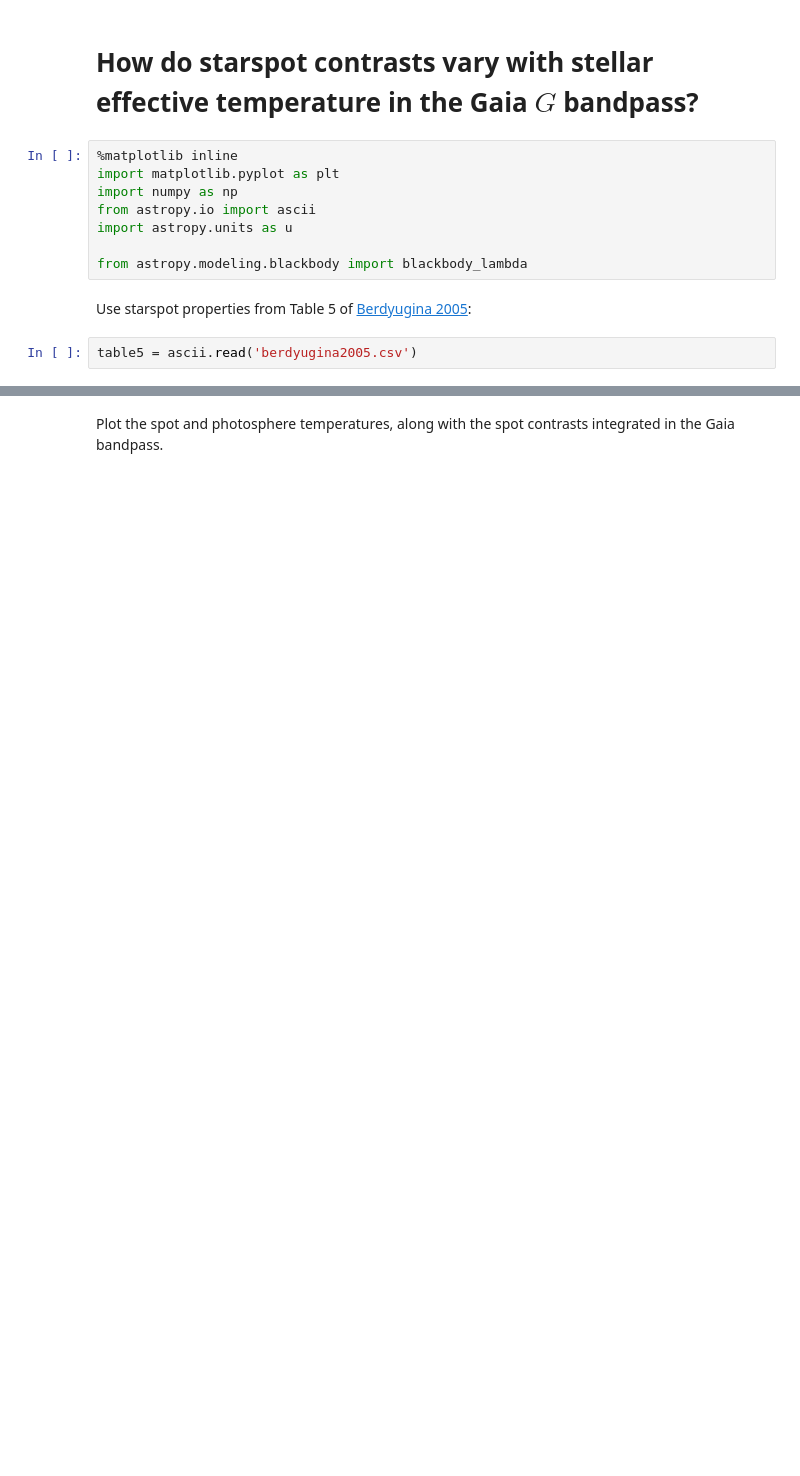
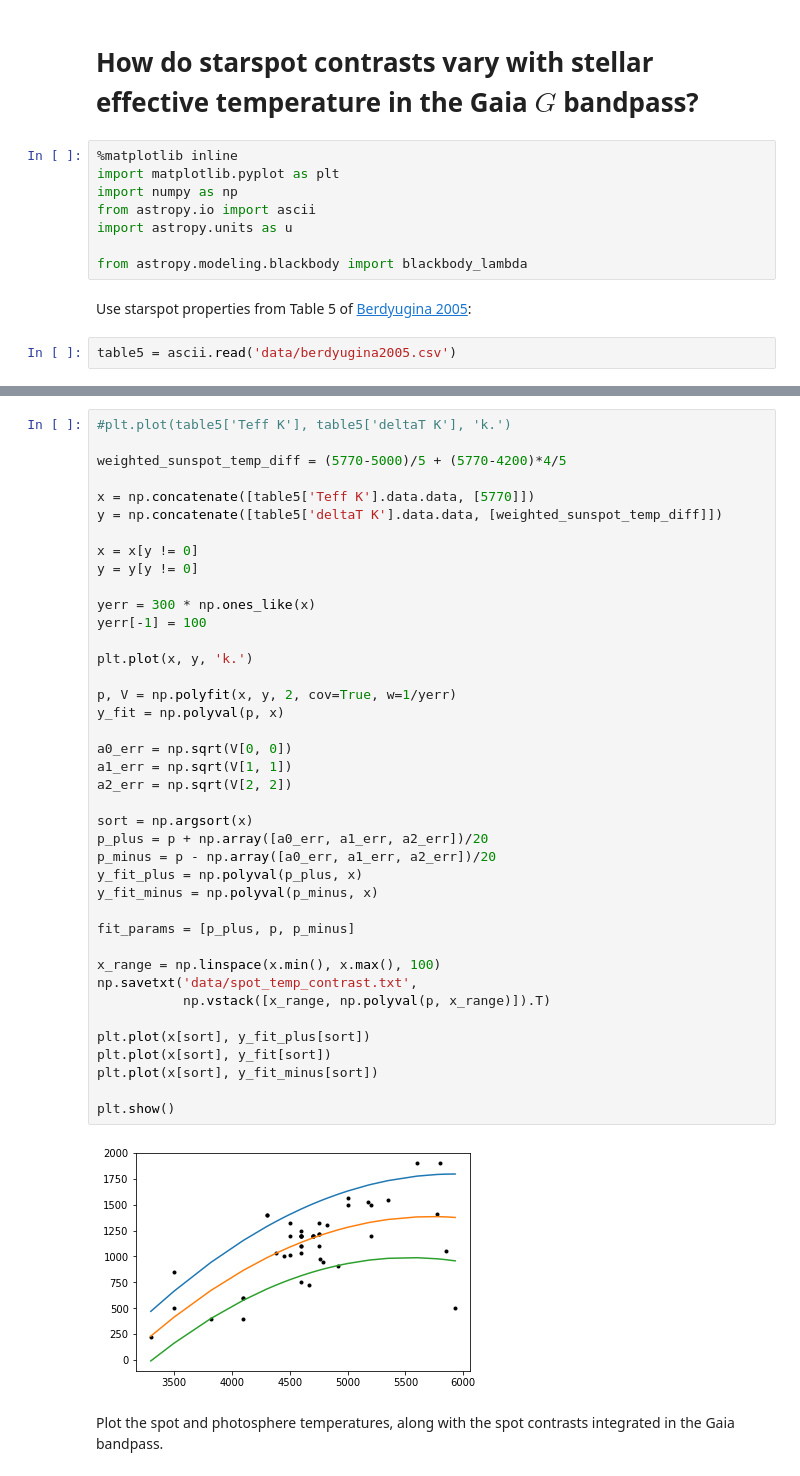
Before and after one commit to bmorris3/mrspoc, a Jupyter notebook: notebooks/spot_contrasts.ipynb, the cells around one changed output, grey strips where cells are left out. Drawn from its saved outputs; the diff is of its cells as text; blank space fills up the shorter version.

Commit message:
Preparing to add spot contrasts to calculations

```diff
--- a/notebooks/spot_contrasts.ipynb
+++ b/notebooks/spot_contrasts.ipynb
@@ -11,5 +11,5 @@ from astropy.modeling.blackbody import blackbody_lambda
 # %% [markdown]
 Use starspot properties from Table 5 of [Berdyugina 2005](http://adsabs.harvard.edu/abs/2005LRSP....2....8B):
 # %%
-table5 = ascii.read('berdyugina2005.csv')
+table5 = ascii.read('data/berdyugina2005.csv')
 # %% [markdown]
@@ -29,2 +36,44 @@ plt.show()
+# %%
+#plt.plot(table5['Teff K'], table5['deltaT K'], 'k.')
+
+weighted_sunspot_temp_diff = (5770-5000)/5 + (5770-4200)*4/5
+
+x = np.concatenate([table5['Teff K'].data.data, [5770]])
+y = np.concatenate([table5['deltaT K'].data.data, [weighted_sunspot_temp_diff]])
+
+x = x[y != 0]
+y = y[y != 0]
+
+yerr = 300 * np.ones_like(x)
+yerr[-1] = 100
+
+plt.plot(x, y, 'k.')
+
+p, V = np.polyfit(x, y, 2, cov=True, w=1/yerr)
+y_fit = np.polyval(p, x)
+
+a0_err = np.sqrt(V[0, 0])
+a1_err = np.sqrt(V[1, 1])
+a2_err = np.sqrt(V[2, 2])
+
+sort = np.argsort(x)
+p_plus = p + np.array([a0_err, a1_err, a2_err])/20
+p_minus = p - np.array([a0_err, a1_err, a2_err])/20
+y_fit_plus = np.polyval(p_plus, x)
+y_fit_minus = np.polyval(p_minus, x)
+
+fit_params = [p_plus, p, p_minus]
+
+x_range = np.linspace(x.min(), x.max(), 100)
+np.savetxt('data/spot_temp_contrast.txt',
+           np.vstack([x_range, np.polyval(p, x_range)]).T)
+
+plt.plot(x[sort], y_fit_plus[sort])
+plt.plot(x[sort], y_fit[sort])
+plt.plot(x[sort], y_fit_minus[sort])
+
+plt.show()
+# %% [output]
+[figure, added]
 # %% [markdown]
 Plot the spot and photosphere temperatures, along with the spot contrasts integrated in the Gaia bandpass.
```
Also changed, not shown: parts of 8 cells of this notebook, 9 other files.
